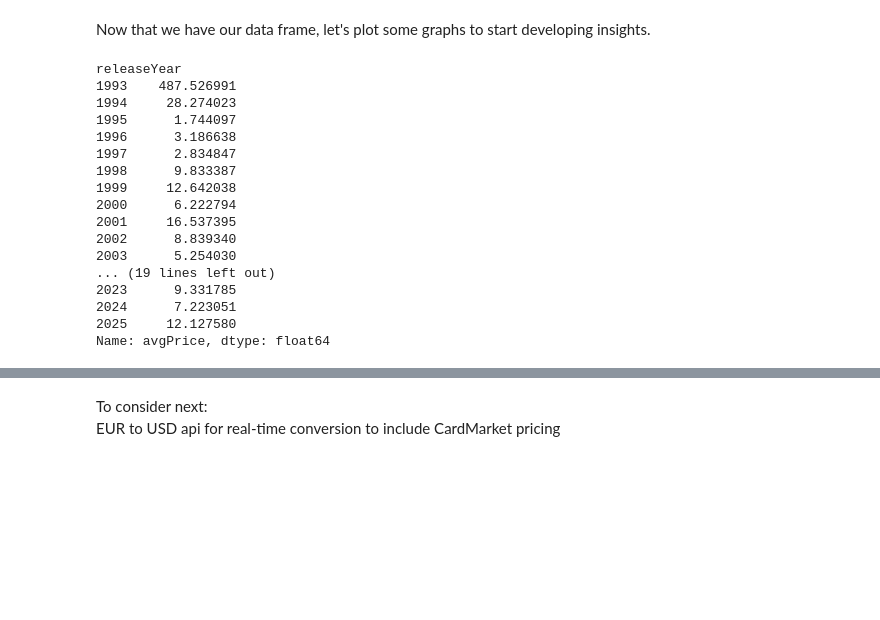
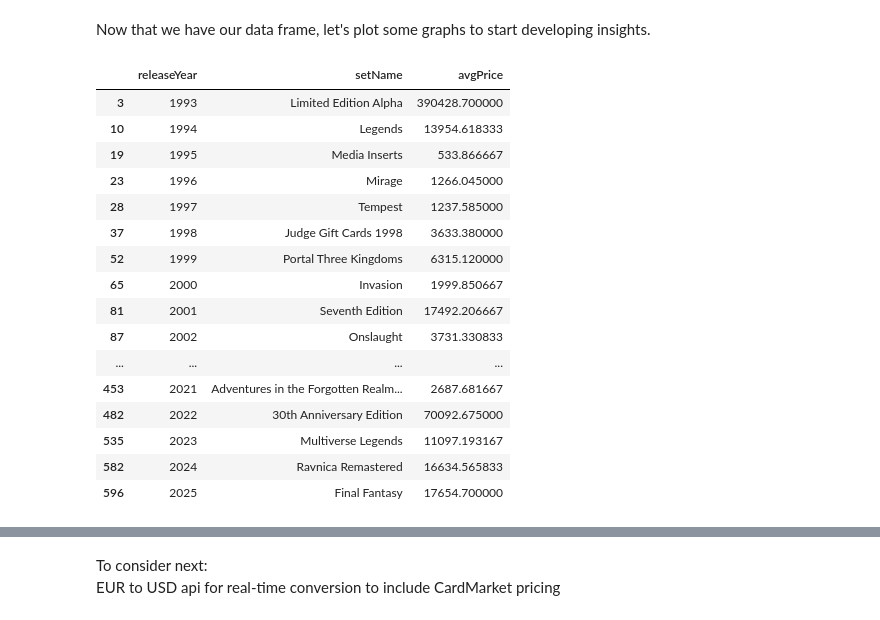
Before and after one commit to CurtisSchneider1/mtgPriceAnalysis, a Jupyter notebook: notebooks/mtgAnalysis.ipynb, the cells around one changed output, grey strips where cells are left out. Drawn from its saved outputs; the diff is of its cells as text; code cells hidden in the pictures; blank space fills up the shorter version.

```diff
--- a/notebooks/mtgAnalysis.ipynb
+++ b/notebooks/mtgAnalysis.ipynb
@@ -631,24 +642,31 @@ set_value_clean = set_value_clean.sort_values(by=["releaseYear", "avgPrice"], as
 # outputting
 set_value_clean.to_csv("../data/setValueSorted.csv", index = False)
 # %%
-avg_price_by_year = df3.groupby('releaseYear')['avgPrice'].mean()
-avg_price_by_year
+# To show the top sets from each year
+set_sum = df3.groupby(["releaseYear", "setName"], as_index=False)["avgPrice"].sum()
+
+# For each year, find the set with the max total price
+top_sets = set_sum.loc[set_sum.groupby("releaseYear")["avgPrice"].idxmax()]
+
+# Optional: sort for readability
+top_sets = top_sets.sort_values("releaseYear")
+top_sets
 # %% [output]
-releaseYear
-1993    487.526991
-1994     28.274023
-1995      1.744097
-1996      3.186638
-1997      2.834847
-1998      9.833387
-1999     12.642038
-2000      6.222794
-2001     16.537395
-2002      8.839340
-2003      5.254030
-... (19 lines left out)
-2023      9.331785
-2024      7.223051
-2025     12.127580
-Name: avgPrice, dtype: float64
+|  | releaseYear | setName | avgPrice |
+| 3 | 1993 | Limited Edition Alpha | 390428.700000 |
+| 10 | 1994 | Legends | 13954.618333 |
+| 19 | 1995 | Media Inserts | 533.866667 |
+| 23 | 1996 | Mirage | 1266.045000 |
+| 28 | 1997 | Tempest | 1237.585000 |
+| 37 | 1998 | Judge Gift Cards 1998 | 3633.380000 |
+| 52 | 1999 | Portal Three Kingdoms | 6315.120000 |
+| 65 | 2000 | Invasion | 1999.850667 |
+| 81 | 2001 | Seventh Edition | 17492.206667 |
+| 87 | 2002 | Onslaught | 3731.330833 |
+| ... | ... | ... | ... |
+| 453 | 2021 | Adventures in the Forgotten Realm... | 2687.681667 |
+| 482 | 2022 | 30th Anniversary Edition | 70092.675000 |
+| 535 | 2023 | Multiverse Legends | 11097.193167 |
+| 582 | 2024 | Ravnica Remastered | 16634.565833 |
+| 596 | 2025 | Final Fantasy | 17654.700000 |
 # %%
```
Also changed, not shown: parts of 4 cells of this notebook, 1 other file.
